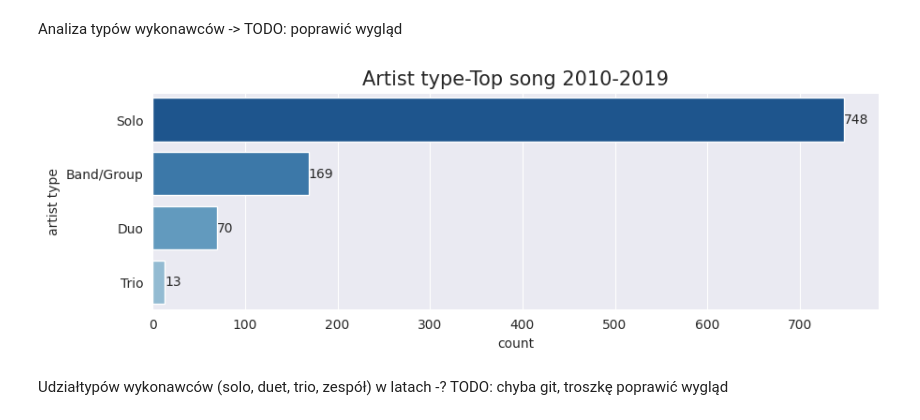
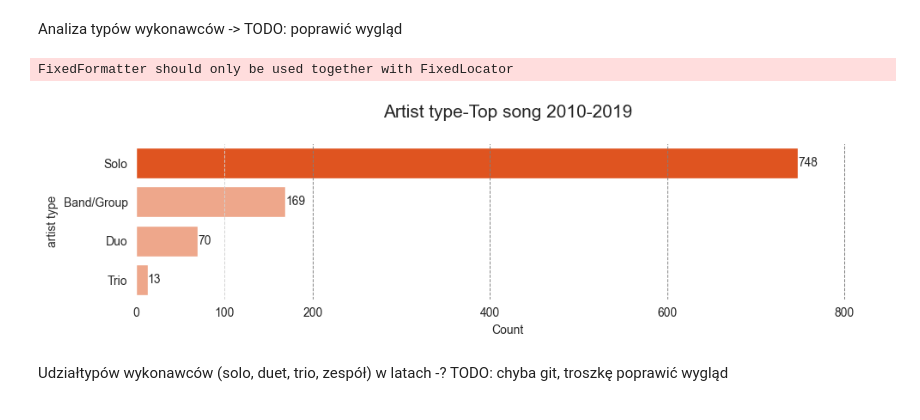
Before and after one commit to Martka-c/Spotify_top_songs_EDA, a Jupyter notebook: main.ipynb, the cells around one changed output. Cells and saved outputs as stored; diff of their text form; code cells hidden in the pictures.

Commit message:
Added plots, refactored some old plots

```diff
--- a/main.ipynb
+++ b/main.ipynb
@@ -50,16 +78,3 @@ memory usage: 132.9+ KB
 sns.set_style("darkgrid")
 # %% [markdown]
 Najpopularniejsze gatunki -> TODO: poprawić wygląd
-# %%
-#As we are looking at the Top Genre( we just look at the 15th top genre's values)
-
-# funkcja zwracająca odcień koloru
-def get_color(value):
-    color = sns.color_palette('deep', 15)[labels.index(value)]
-    return sns.light_palette(color, n_colors=5)[-2]
-
-plt.figure(figsize=(10,8))
-plt.title('Top Genre in Spotify',fontsize=15)
-ax = sns.countplot(data=df, y="top genre", order=df['top genre'].value_counts().index[0:15], palette=sns.color_palette("Blues_r", n_colors=20))
-for i in ax.containers:
-    ax.bar_label(i)
@@ -70,13 +105,26 @@ for i in ax.containers:
 Analiza typów wykonawców -> TODO: poprawić wygląd
 # %%
 # Analiza typów wykonawców
+
 plt.figure(figsize=(10,3))
-plt.title('Artist type-Top song 2010-2019', fontsize=15)
-# ax=sns.countplot(data=df, y='artist type', palette=['red',"grey","grey","grey"], order=df['artist type'].value_counts().index[:])
-ax=sns.countplot(data=df, y='artist type', order=df['artist type'].value_counts().index[:], palette=sns.color_palette("Blues_r", n_colors=6))
+plt.title('Artist type-Top song 2010-2019\n', fontsize=15)
+ax=sns.countplot(data=df, y='artist type', palette=['orangered',"lightsalmon","lightsalmon","lightsalmon"], order=df['artist type'].value_counts().index[:])
+# ax=sns.countplot(data=df, y='artist type', order=df['artist type'].value_counts().index[:], palette=sns.color_palette("Blues_r", n_colors=6))
+ax.set_facecolor('white')
+ax.set_xlabel("Count", )
+
+ax.axvline(x=100, color='lightgray', linestyle='--', linewidth=0.7)
+ax.axvline(x=200, color='gray', linestyle='--', linewidth=0.7)
+ax.axvline(x=400, color='gray', linestyle='--', linewidth=0.7)
+ax.axvline(x=600, color='gray', linestyle='--', linewidth=0.7)
+ax.axvline(x=800, color='gray', linestyle='--', linewidth=0.7)
+
+ax.set_xticklabels([0, 100, 200, None, 400, None, 600, None, 800])
+
 for i in ax.containers:
     ax.bar_label(i)
 # %% [output]
+FixedFormatter should only be used together with FixedLocator
-[figure, old version]
+[figure, new version]
 # %% [markdown]
 Udziałtypów wykonawców (solo, duet, trio, zespół) w latach -? TODO: chyba git, troszkę poprawić wygląd
```
Also changed, not shown: parts of 13 cells of this notebook.
